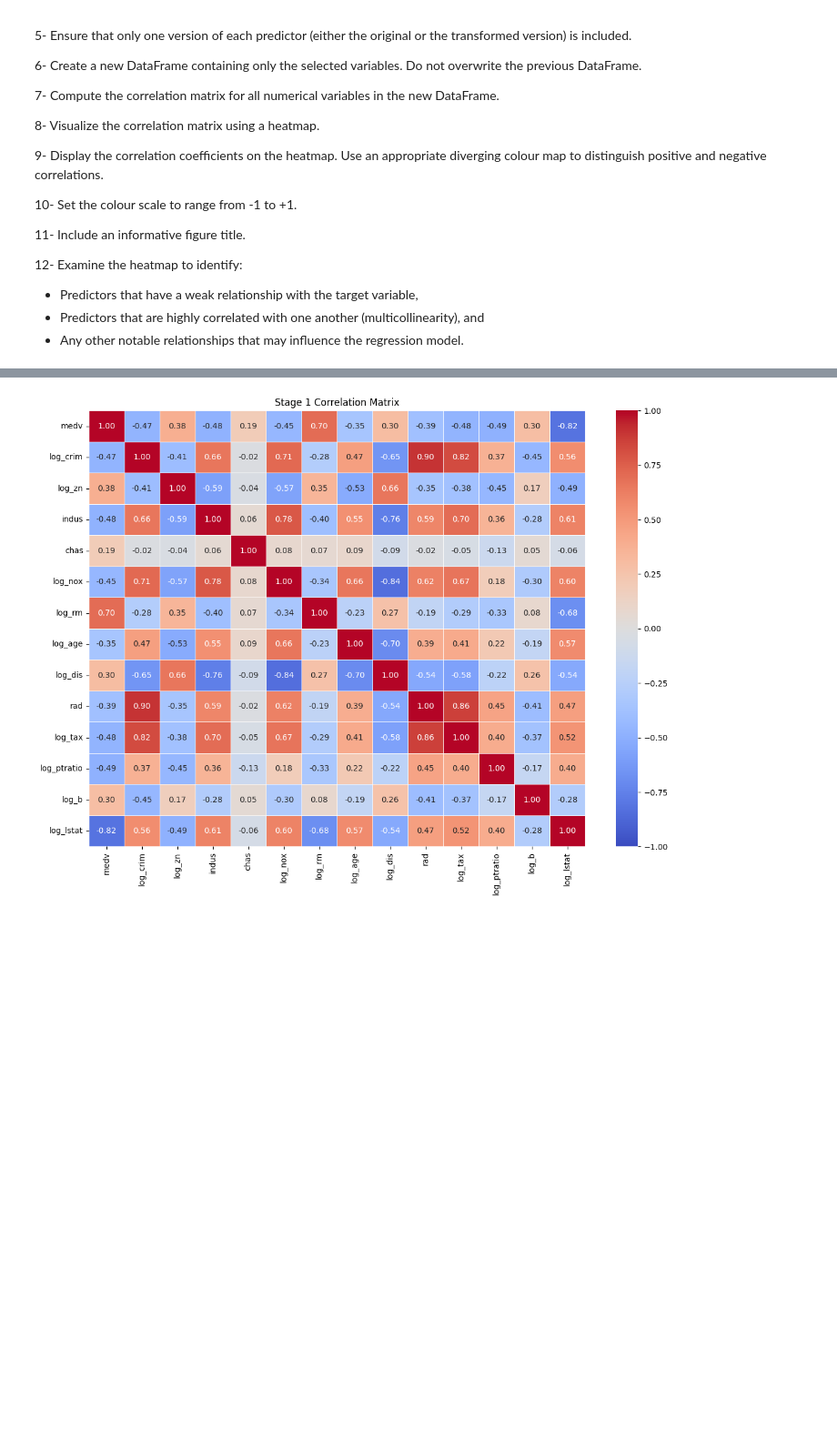
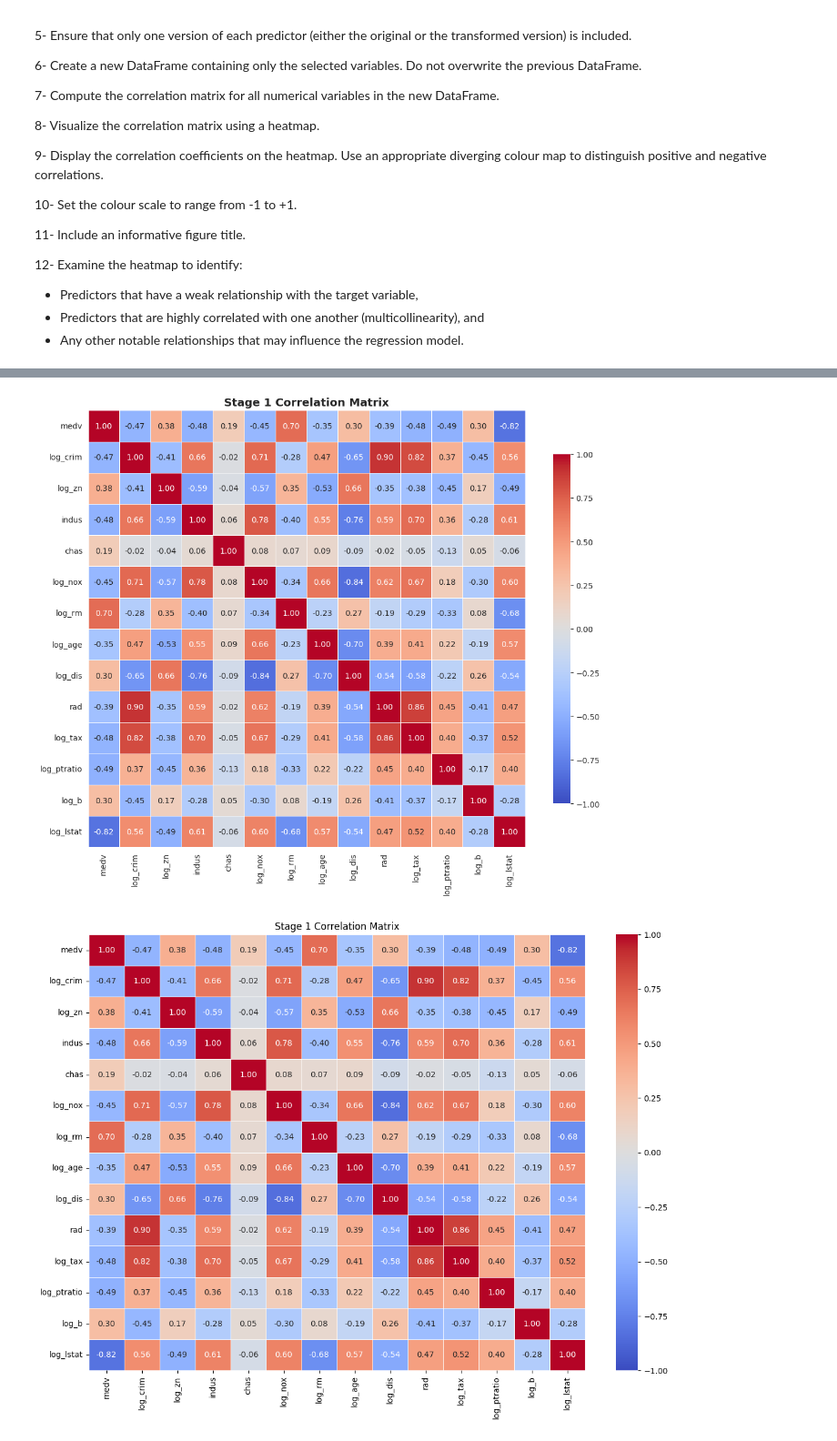
Before and after one commit to JoseAlberto88/Predictive-Analytics-, a Jupyter notebook: DAMO510_Module_04_in_Class_Activity_Starter_notebook.ipynb, the cells around one changed output, grey strips where cells are left out. Shown at 91% size. Cells and saved outputs as stored; diff of their text form; code cells hidden in the pictures; blank space fills up the shorter version.

```diff
--- a/DAMO510_Module_04_in_Class_Activity_Starter_notebook.ipynb
+++ b/DAMO510_Module_04_in_Class_Activity_Starter_notebook.ipynb
@@ -366,3 +543,21 @@ The objective of this step is to create the dataset that will be used for featur
 - Predictors that have a weak relationship with the target variable,
 - Predictors that are highly correlated with one another (multicollinearity), and
 - Any other notable relationships that may influence the regression model.
+# %%
+import pandas as pd
+import numpy as np
+import matplotlib.pyplot as plt
+import seaborn as sns
+
+# Steps 1-5: Build the Stage 1 variable list, target first, then for each
+# predictor use the log-transformed version if it exists, otherwise the original
+stage1_vars = [target]
+
+for col in predictor_columns:
+    log_col = f"log_{col}"
+    if log_col in df_d.columns:
+        stage1_vars.append(log_col)
+    else:
+        stage1_vars.append(col)
+
+print(f"Stage 1 variables ({len(stage1_vars)}): {stage1_vars}")
@@ -368,0 +566,6 @@ The objective of this step is to create the dataset that will be used for featur
+# %%
+# Step 6: New DataFrame — never overwrite df_d
+df_stage1 = df_d[stage1_vars].copy()
+
+print(f"Stage 1 dataset shape: {df_stage1.shape}")
+df_stage1.head()
@@ -369,3 +580,26 @@ The objective of this step is to create the dataset that will be used for featur
+# %%
+# Step 7: Correlation matrix
+corr_stage1 = df_stage1.corr()
+# %%
+# Steps 8-11: Heatmap with annotations, diverging colormap, fixed -1 to +1 scale, title
+plt.figure(figsize=(11, 9))
+
+sns.heatmap(
+    corr_stage1,
+    annot=True,
+    fmt=".2f",
+    cmap="coolwarm",
+    vmin=-1, vmax=1,
+    square=True,
+    linewidths=0.5,
+    cbar_kws={"shrink": 0.8}
+)
+
+plt.title("Stage 1 Correlation Matrix", fontsize=14, fontweight="bold")
+plt.tight_layout()
+plt.show()
+# %% [output]
+[figure, added]
 # %%
 # %% [output]
 [figure]
```
Also changed, not shown: parts of 14 cells of this notebook.
